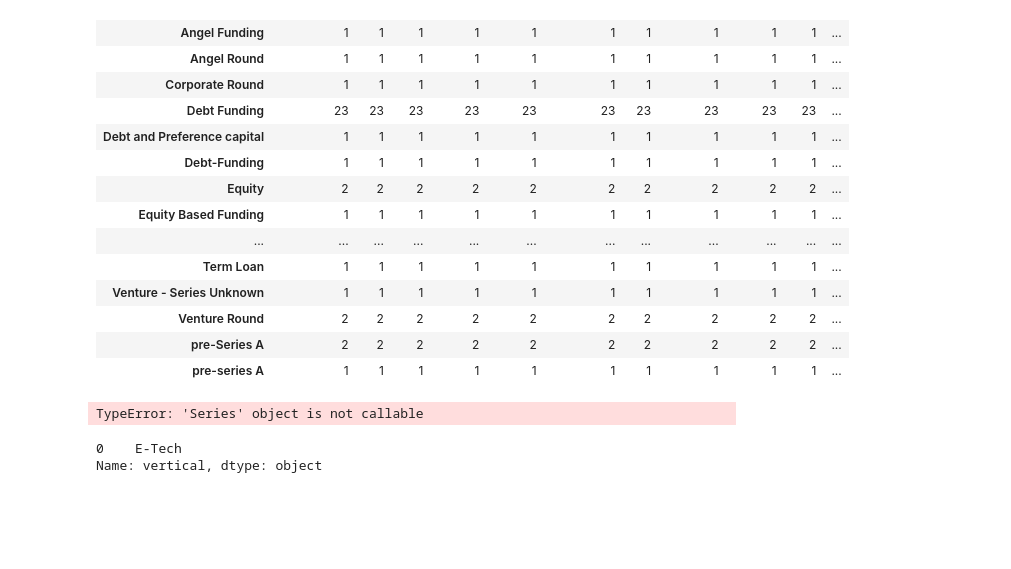
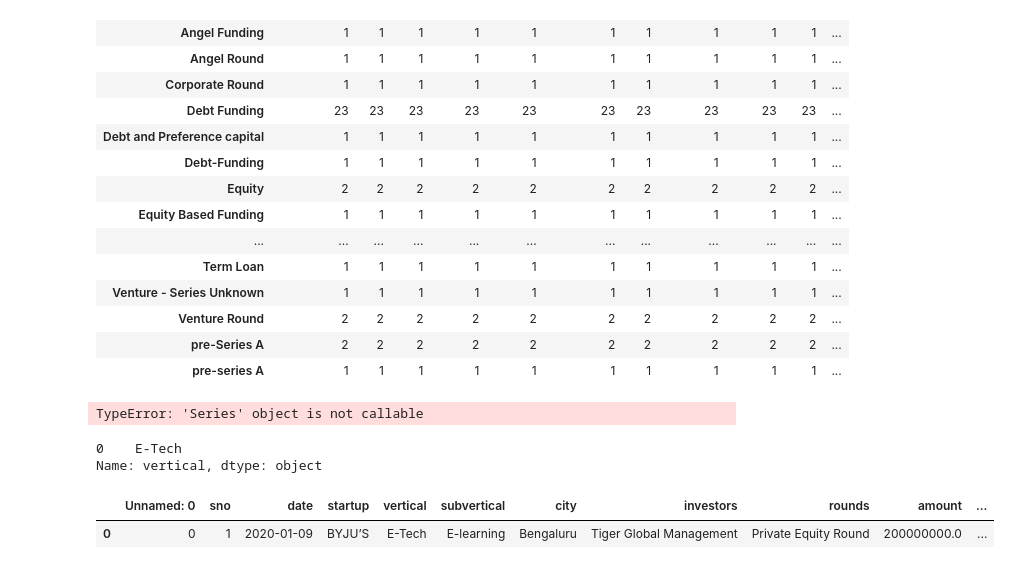
Before and after one commit to Saiyyam24/startup_dataanalysis, a Jupyter notebook: prac.ipynb, the cells around one changed output. Drawn from its saved outputs; the diff is of its cells as text; code cells hidden in the pictures; blank space fills up the shorter version.

```diff
--- a/prac.ipynb
+++ b/prac.ipynb
@@ -644,4 +644,7 @@ df[df['startup']=='BYJU’S']['vertical']
 0    E-Tech
 Name: vertical, dtype: object
 # %%
-df[df['startup']]
+df[df['startup']=='BYJU’S']
+# %% [output]
+|  | Unnamed: 0 | sno | date | startup | vertical | subvertical | city | investors | rounds | amount | ... |
+| 0 | 0 | 1 | 2020-01-09 | BYJU’S | E-Tech | E-learning | Bengaluru | Tiger Global Management | Private Equity Round | 200000000.0 | ... |
```
Also changed, not shown: parts of 3 cells of this notebook.
